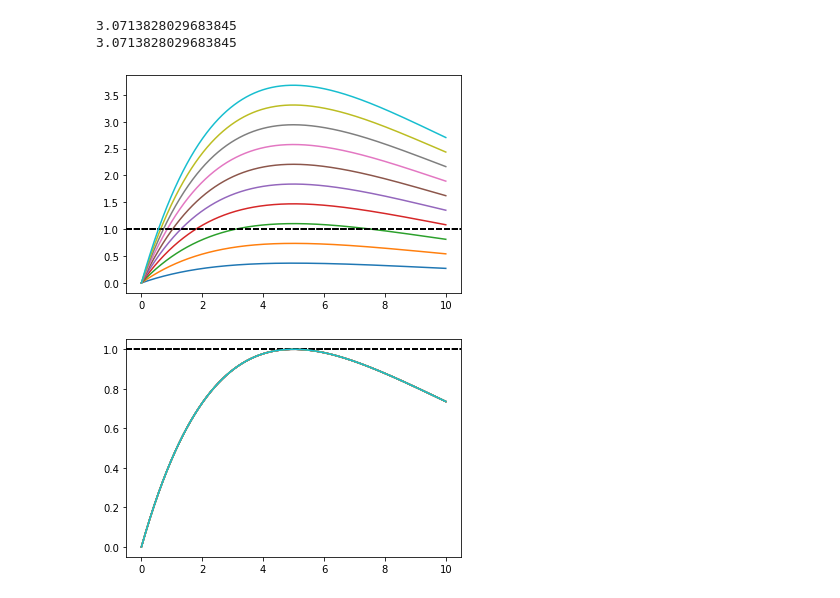
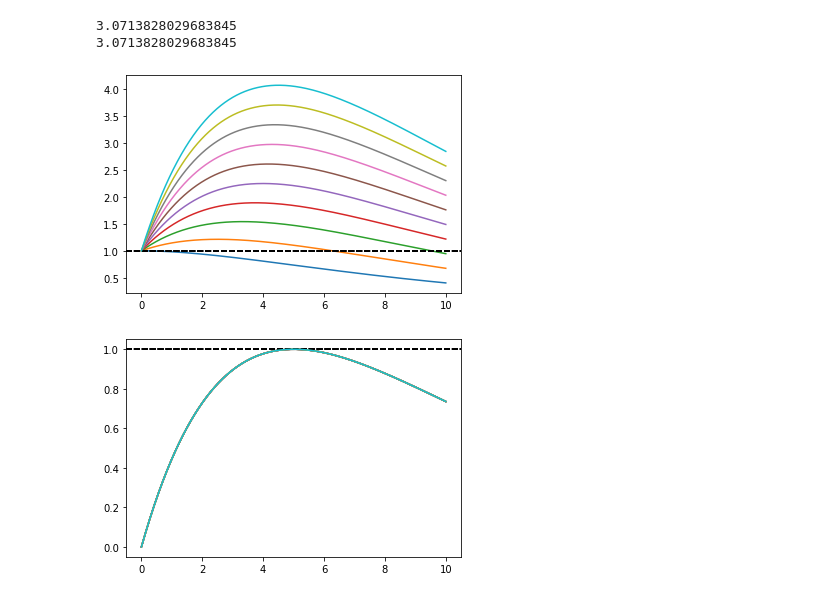
Before and after one commit to davidkelly2002/Final-Year-Project, a Jupyter notebook: Synaptic dynamics.ipynb, the cells around one changed output. Drawn from its saved outputs; the diff is of its cells as text; code cells hidden in the pictures.

```diff
--- a/Synaptic dynamics.ipynb
+++ b/Synaptic dynamics.ipynb
@@ -114,18 +114,18 @@ t = np.linspace(t0, tfinal, 1000)
 # %%
 for f in np.linspace(1,10,10):
 
-    x0 = [0,f]
+    x0 = [1,f]
 
     sol = solve_ivp(dxdt_new,[t0,tfinal],x0,args=(5,),dense_output=True)
 
     s = sol.sol(t)[0]
     p = sol.sol(t)[1]
 
     plt.axhline(1, color='k', linestyle='--', label='y=1')
 
     plt.plot(t,s)
 # %% [output]
-[figure, old version]
+[figure, new version]
 # %%
 for f in np.linspace(1,10,10):
 
```
Also changed, not shown: parts of 2 cells of this notebook, 3 other files.
